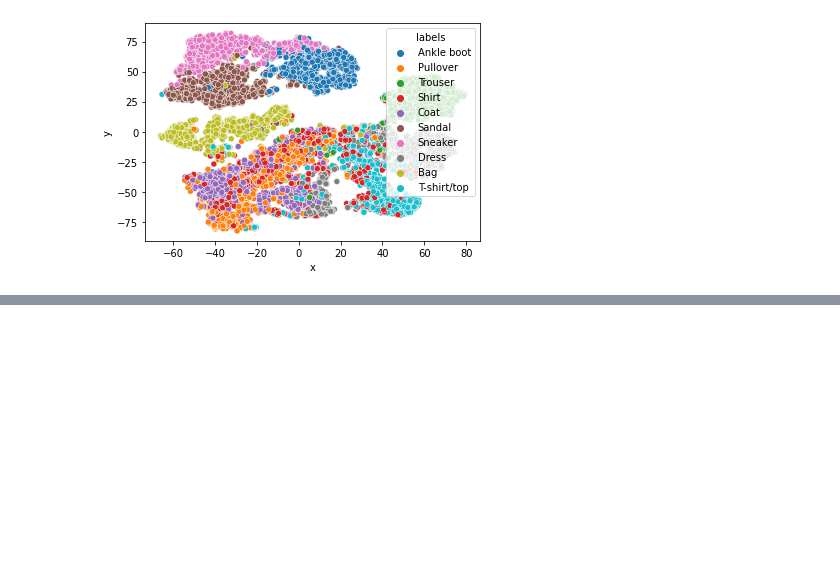
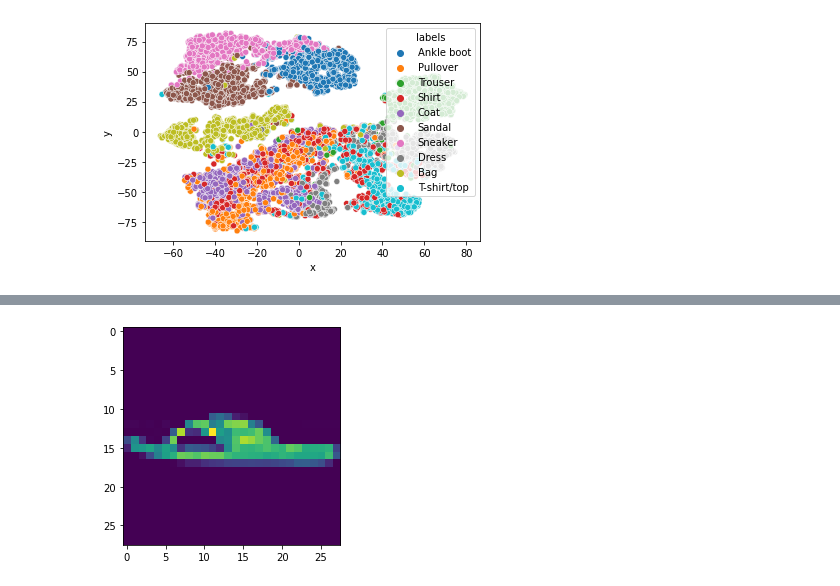
Before and after one commit to bdkech/ai_tutorial, a Jupyter notebook: 01-model_run-bdk.ipynb, the cells around one changed output, grey strips where cells are left out. Drawn from its saved outputs; the diff is of its cells as text; code cells hidden in the pictures; blank space fills up the shorter version.

```diff
--- a/01-model_run-bdk.ipynb
+++ b/01-model_run-bdk.ipynb
@@ -189,0 +168,4 @@ m.save('results_ae')
+# %%
+plt.imshow(images[1][0]);
+# %% [output]
+[figure, added]
```
Also changed, not shown: parts of 12 cells of this notebook.
